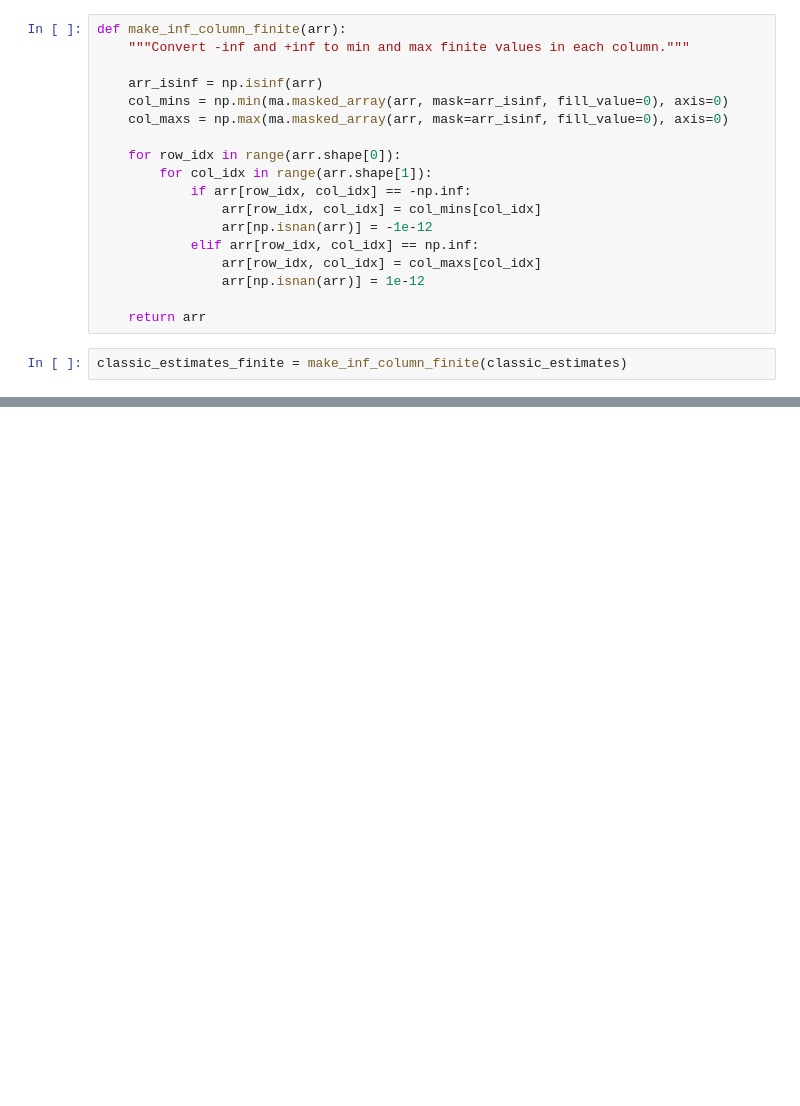
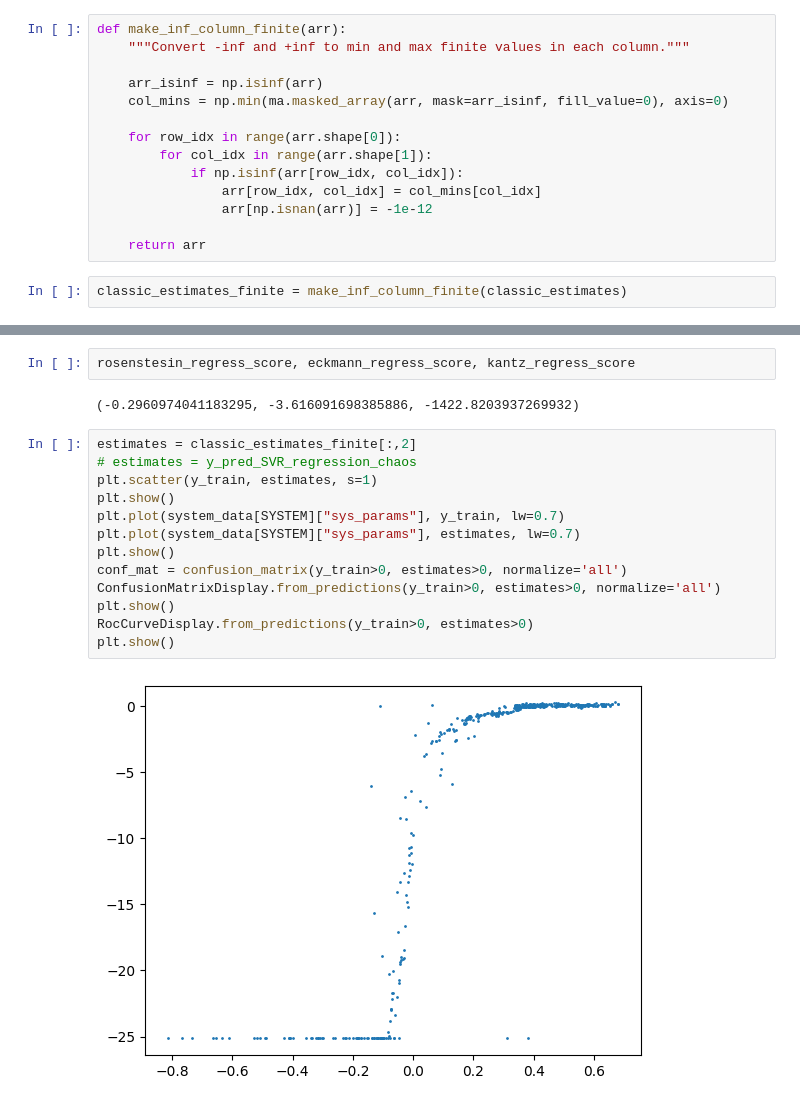
Before and after one commit to colinstephen/topological_divergences, a Jupyter notebook: white_noise.ipynb, the cells around one changed output, grey strips where cells are left out. Saved outputs shown, nothing was run; the diff lists cells and outputs as text; blank space fills up the shorter version.

```diff
--- a/white_noise.ipynb
+++ b/white_noise.ipynb
@@ -584,16 +584,12 @@ def make_inf_column_finite(arr):
 
     arr_isinf = np.isinf(arr)
     col_mins = np.min(ma.masked_array(arr, mask=arr_isinf, fill_value=0), axis=0)
-    col_maxs = np.max(ma.masked_array(arr, mask=arr_isinf, fill_value=0), axis=0)
 
     for row_idx in range(arr.shape[0]):
         for col_idx in range(arr.shape[1]):
-            if arr[row_idx, col_idx] == -np.inf:
+            if np.isinf(arr[row_idx, col_idx]):
                 arr[row_idx, col_idx] = col_mins[col_idx]
                 arr[np.isnan(arr)] = -1e-12
-            elif arr[row_idx, col_idx] == np.inf:
-                arr[row_idx, col_idx] = col_maxs[col_idx]
-                arr[np.isnan(arr)] = 1e-12
 
     return arr
 # %%
@@ -644,0 +657,19 @@ classic_scores_df_means
+# %%
+rosenstesin_regress_score, eckmann_regress_score, kantz_regress_score
+# %% [output]
+(-0.2960974041183295, -3.616091698385886, -1422.8203937269932)
+# %%
+estimates = classic_estimates_finite[:,2]
+# estimates = y_pred_SVR_regression_chaos
+plt.scatter(y_train, estimates, s=1)
+plt.show()
+plt.plot(system_data[SYSTEM]["sys_params"], y_train, lw=0.7)
+plt.plot(system_data[SYSTEM]["sys_params"], estimates, lw=0.7)
+plt.show()
+conf_mat = confusion_matrix(y_train>0, estimates>0, normalize='all')
+ConfusionMatrixDisplay.from_predictions(y_train>0, estimates>0, normalize='all')
+plt.show()
+RocCurveDisplay.from_predictions(y_train>0, estimates>0)
+plt.show()
+# %% [output]
+[figure, added]
```
Also changed, not shown: parts of 15 cells of this notebook.
